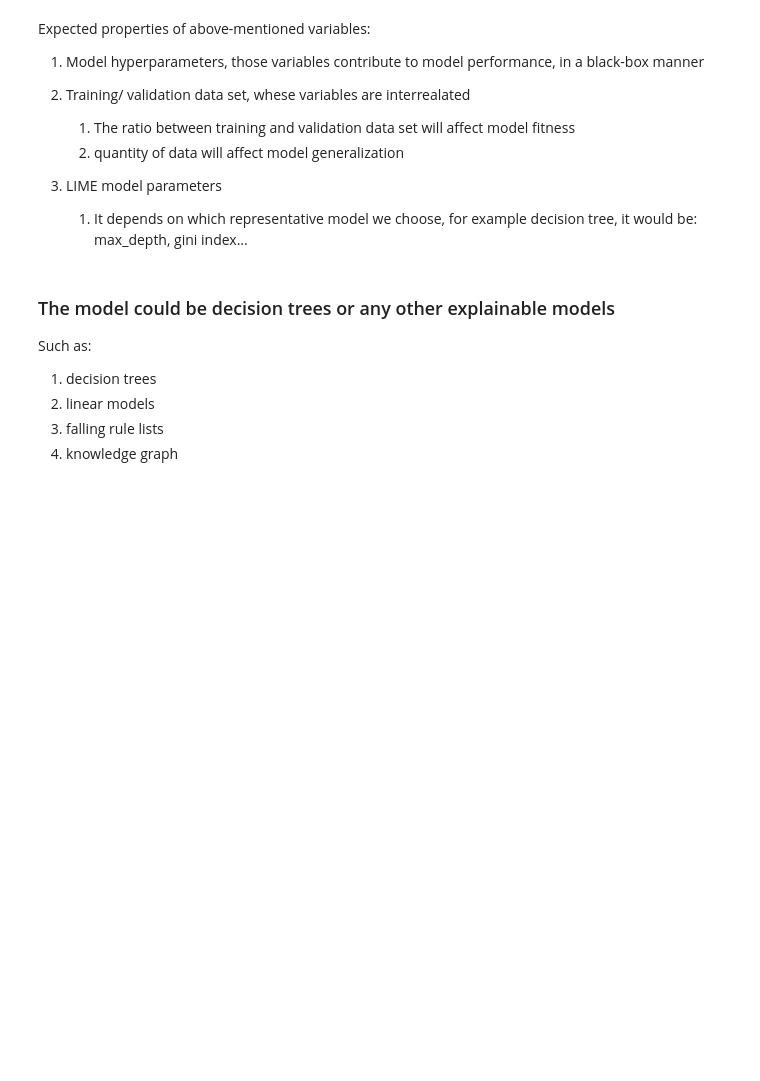
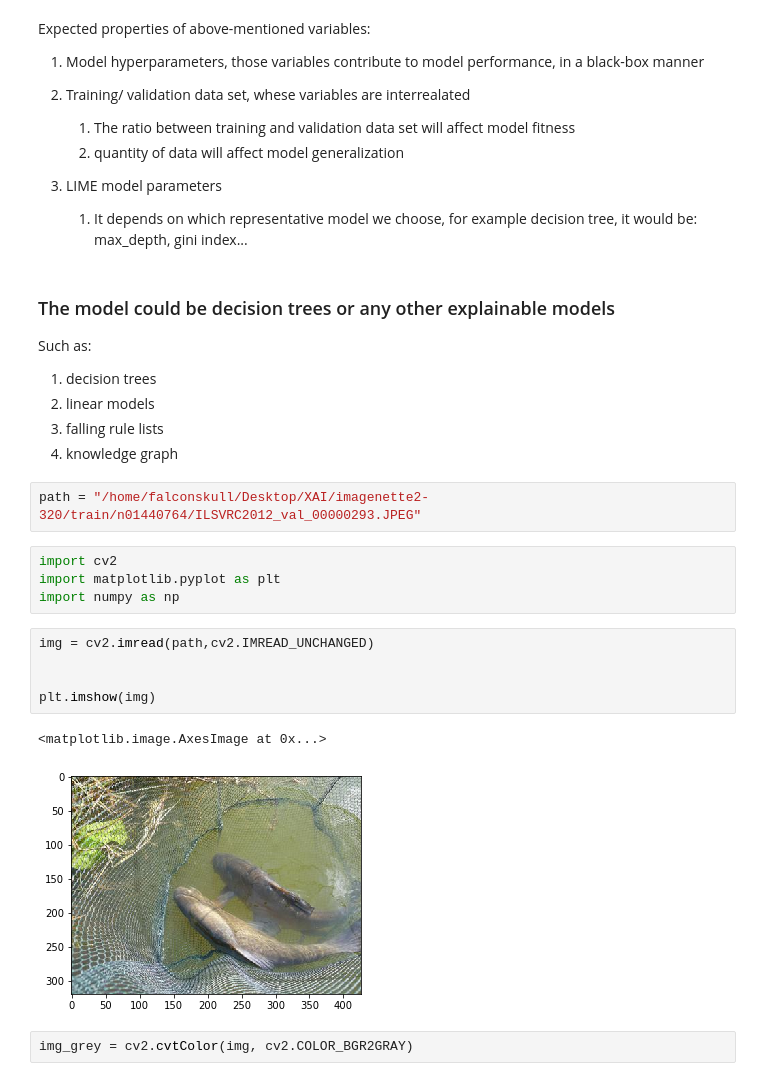
Before and after one commit to Simpletree233/XAI, a Jupyter notebook: Quantitative_exerceise.ipynb, the cells around one changed output. Drawn from its saved outputs; the diff is of its cells as text; blank space fills up the shorter version.

```diff
--- a/Quantitative_exerceise.ipynb
+++ b/Quantitative_exerceise.ipynb
@@ -51,3 +55,19 @@ Such as:
 2. linear models
 3. falling rule lists
 4. knowledge graph
+# %%
+path = "/home/falconskull/Desktop/XAI/imagenette2-320/train/n01440764/ILSVRC2012_val_00000293.JPEG"
+# %%
+import cv2
+import matplotlib.pyplot as plt
+import numpy as np
+# %%
+img = cv2.imread(path,cv2.IMREAD_UNCHANGED)
+
+
+plt.imshow(img)
+# %% [output]
+<matplotlib.image.AxesImage at 0x...>
+[figure, added]
+# %%
+img_grey = cv2.cvtColor(img, cv2.COLOR_BGR2GRAY)
```
Also changed, not shown: parts of 17 cells of this notebook.
